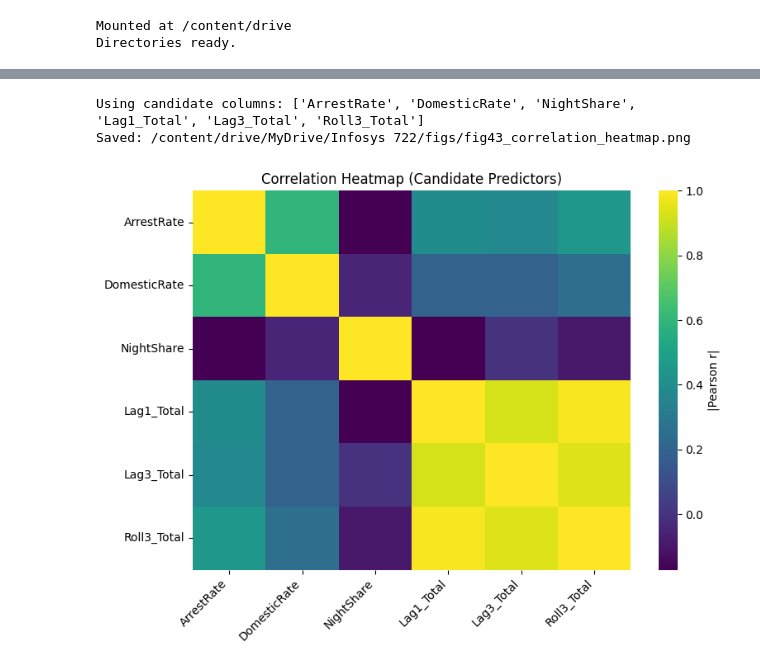
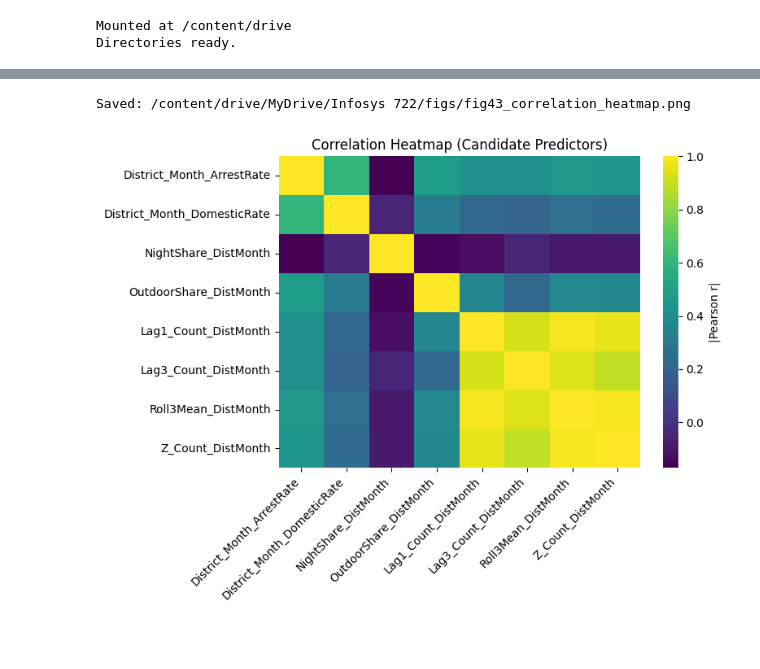
Before and after one commit to susie682/Infosys722--Assignment-4-BDAS, a Jupyter notebook: 4_1_DataReduction.ipynb, the cells around one changed output, grey strips where cells are left out. Drawn from its saved outputs; the diff is of its cells as text; code cells hidden in the pictures; blank space fills up the shorter version.

```diff
--- a/4_1_DataReduction.ipynb
+++ b/4_1_DataReduction.ipynb
@@ -33,19 +36,0 @@ from IPython.display import display
-# %%
-
-# Try to load features_district_month (handle both directory and file cases)
-path = os.path.join(TAB_DIR, "features_district_month.csv")
-
-if os.path.isdir(path):
-    # PySpark output folder case
-    csv_files = glob.glob(os.path.join(path, "part-*.csv"))
-    if not csv_files:
-        raise FileNotFoundError("No part-*.csv found in directory: " + path)
-    data_path = csv_files[0]
-else:
-    # Single file case
-    data_path = path
-
-print("Reading from:", data_path)
-df = pd.read_csv(data_path)
-print("Loaded:", df.shape)
-df.head()
@@ -61,36 +143,19 @@ Loaded: (267, 15)
 # %%
-# Candidate features we expect
-cand_cols_expected = [
-    "District_Month_ArrestRate","District_Month_DomesticRate",
-    "NightShare_DistMonth","OutdoorShare_DistMonth",
-    "Lag1_Count_DistMonth","Lag3_Count_DistMonth","Roll3Mean_DistMonth",
-    "Z_Count_DistMonth"
-]
 
-# 只保留 df 里真实存在的列
-cand_cols = ["ArrestRate","DomesticRate","NightShare","Lag1_Total","Lag3_Total","Roll3_Total"]
-print("Using candidate columns:", cand_cols)
-
-
+# Figure 43
 if len(cand_cols) >= 2:
-    corr = df[cand_cols].corr(method="pearson")
-
+    corr = df_plot[cand_cols].astype(float).corr(method="pearson")
     fig, ax = plt.subplots(figsize=(8,6))
     sns.heatmap(corr, annot=False, cmap="viridis", cbar_kws={"label":"|Pearson r|"}, ax=ax)
     ax.set_title("Correlation Heatmap (Candidate Predictors)")
-    plt.xticks(rotation=45, ha="right")
-    plt.yticks(rotation=0)
+    plt.xticks(rotation=45, ha="right"); plt.yticks(rotation=0)
     fig.tight_layout()
-
-    out_path = os.path.join(FIG_DIR,"fig43_correlation_heatmap.png")
-    fig.savefig(out_path, dpi=150, bbox_inches="tight")
-    print("Saved:", out_path)
-    display(fig)
-    plt.close(fig)
+    out_path = os.path.join(FIG_DIR, "fig43_correlation_heatmap.png")
+    fig.savefig(out_path, dpi=150, bbox_inches="tight"); print("Saved:", out_path)
+    display(fig); plt.close(fig)
 else:
-    print("⚠️ Skipped Figure 43: Not enough candidate columns found in df")
+    print("⚠️ Figure 43 skipped: need at least 2 candidate columns.")
 # %% [output]
-Using candidate columns: ['ArrestRate', 'DomesticRate', 'NightShare', 'Lag1_Total', 'Lag3_Total', 'Roll3_Total']
 Saved: /content/drive/MyDrive/Infosys 722/figs/fig43_correlation_heatmap.png
-[figure, old version]
+[figure, new version]
 # %%
```
Also changed, not shown: parts of 13 cells of this notebook.
